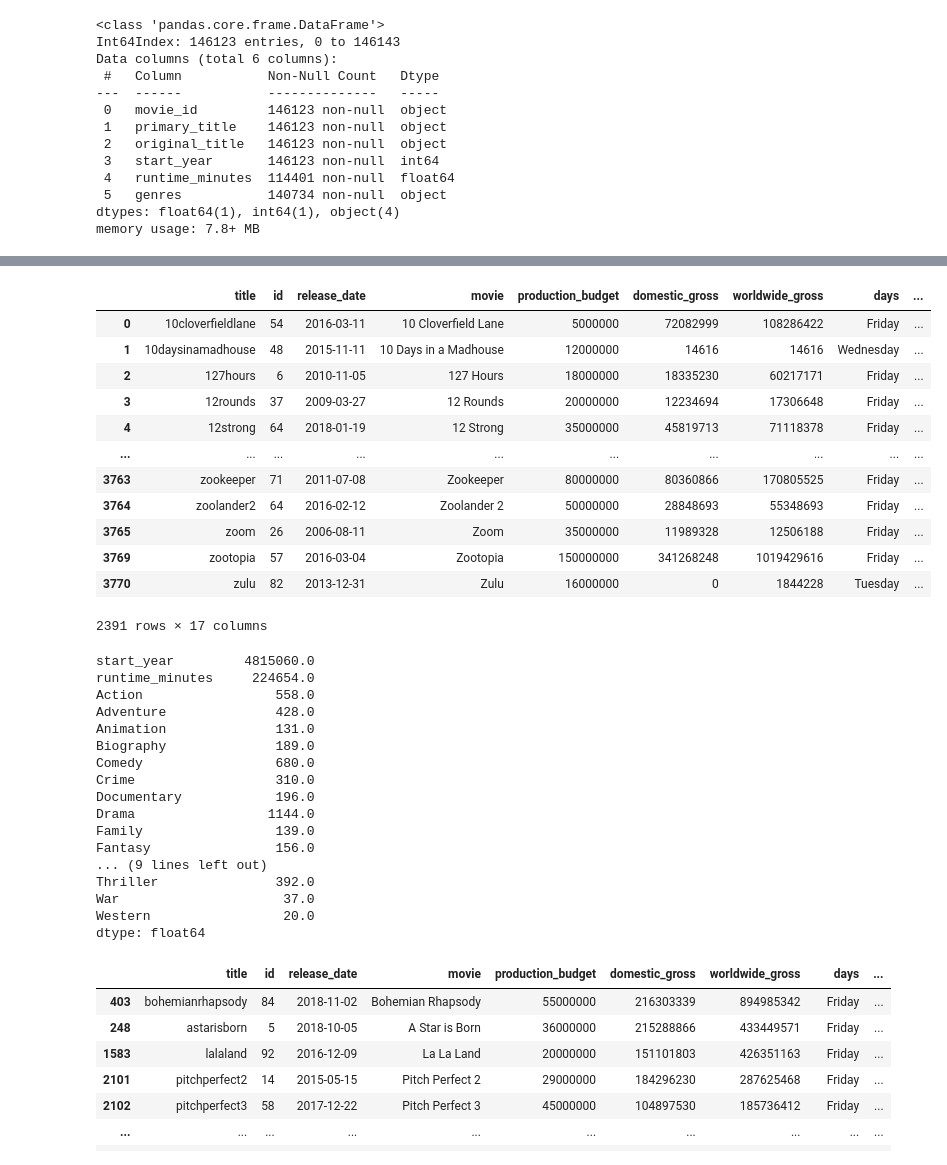
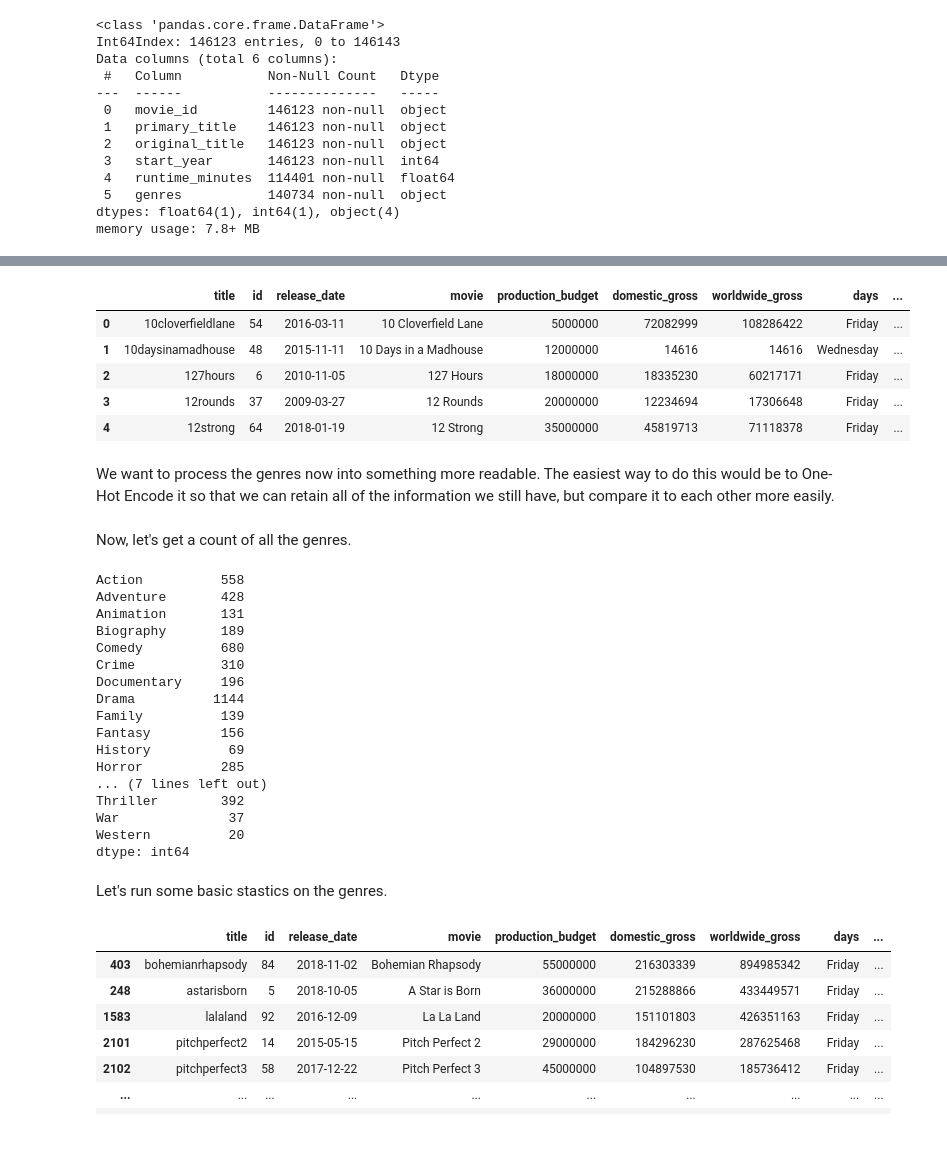
Before and after one commit to racday/ai-capstone, a Jupyter notebook: index.ipynb, the cells around one changed output, grey strips where cells are left out. Drawn from its saved outputs; the diff is of its cells as text; code cells hidden in the pictures; blank space fills up the shorter version.

```diff
--- a/index.ipynb
+++ b/index.ipynb
@@ -244,48 +323,47 @@ rating_and_budgets
 # %%
 rating_and_budgets['genres'] =  rating_and_budgets['genres'].str.split(',')
-rating_and_budgets
+rating_and_budgets.head()
 # %% [output]
 |  | title | id | release_date | movie | production_budget | domestic_gross | worldwide_gross | days | ... |
 | 0 | 10cloverfieldlane | 54 | 2016-03-11 | 10 Cloverfield Lane | 5000000 | 72082999 | 108286422 | Friday | ... |
 | 1 | 10daysinamadhouse | 48 | 2015-11-11 | 10 Days in a Madhouse | 12000000 | 14616 | 14616 | Wednesday | ... |
 | 2 | 127hours | 6 | 2010-11-05 | 127 Hours | 18000000 | 18335230 | 60217171 | Friday | ... |
 | 3 | 12rounds | 37 | 2009-03-27 | 12 Rounds | 20000000 | 12234694 | 17306648 | Friday | ... |
 | 4 | 12strong | 64 | 2018-01-19 | 12 Strong | 35000000 | 45819713 | 71118378 | Friday | ... |
-| ... | ... | ... | ... | ... | ... | ... | ... | ... | ... |
-| 3763 | zookeeper | 71 | 2011-07-08 | Zookeeper | 80000000 | 80360866 | 170805525 | Friday | ... |
-| 3764 | zoolander2 | 64 | 2016-02-12 | Zoolander 2 | 50000000 | 28848693 | 55348693 | Friday | ... |
-| 3765 | zoom | 26 | 2006-08-11 | Zoom | 35000000 | 11989328 | 12506188 | Friday | ... |
-| 3769 | zootopia | 57 | 2016-03-04 | Zootopia | 150000000 | 341268248 | 1019429616 | Friday | ... |
-| 3770 | zulu | 82 | 2013-12-31 | Zulu | 16000000 | 0 | 1844228 | Tuesday | ... |
-2391 rows × 17 columns
+# %% [markdown]
+We want to process the genres now into something more readable. The easiest way to do this would be to One-Hot Encode it so that we can retain all of the information we still have, but compare it to each other more easily.
 # %%
 #create dummy collumns to get counts and easy splits
 rating_and_budgets= (
     rating_and_budgets.drop('genres',1).join(
         rating_and_budgets.genres.str.join('|').str.get_dummies()))
+# %% [markdown]
+Now, let's get a count of all the genres.
 # %%
 #Gets the counts or all of the genre categories
-counts = rating_and_budgets.iloc[:,14:42].sum()
+counts = rating_and_budgets.iloc[:,16:42].sum()
 #Highest counts - Drama, comedy
 print(counts)
 # %% [output]
-start_year         4815060.0
-runtime_minutes     224654.0
-Action                 558.0
-Adventure              428.0
-Animation              131.0
-Biography              189.0
-Comedy                 680.0
-Crime                  310.0
-Documentary            196.0
-Drama                 1144.0
-Family                 139.0
-Fantasy                156.0
-... (9 lines left out)
-Thriller               392.0
-War                     37.0
-Western                 20.0
-dtype: float64
+Action          558
+Adventure       428
+Animation       131
+Biography       189
+Comedy          680
+Crime           310
+Documentary     196
+Drama          1144
+Family          139
+Fantasy         156
+History          69
+Horror          285
+... (7 lines left out)
+Thriller        392
+War              37
+Western          20
+dtype: int64
+# %% [markdown]
+Let's run some basic stastics on the genres.
 # %%
 #Lists for each individual statistics
 #for genre in counts.index:
```
Also changed, not shown: parts of 57 cells of this notebook, 1 other file.
